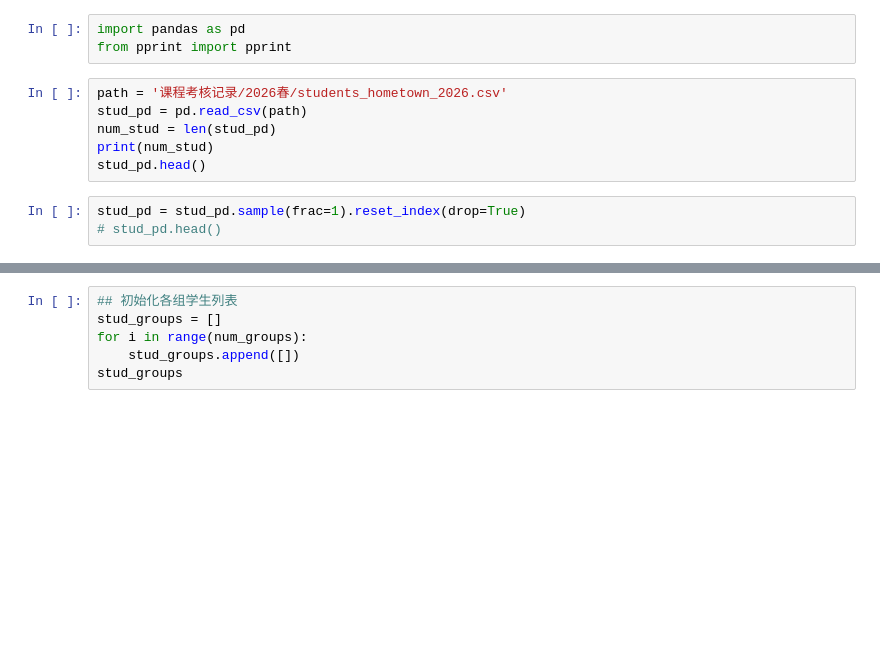
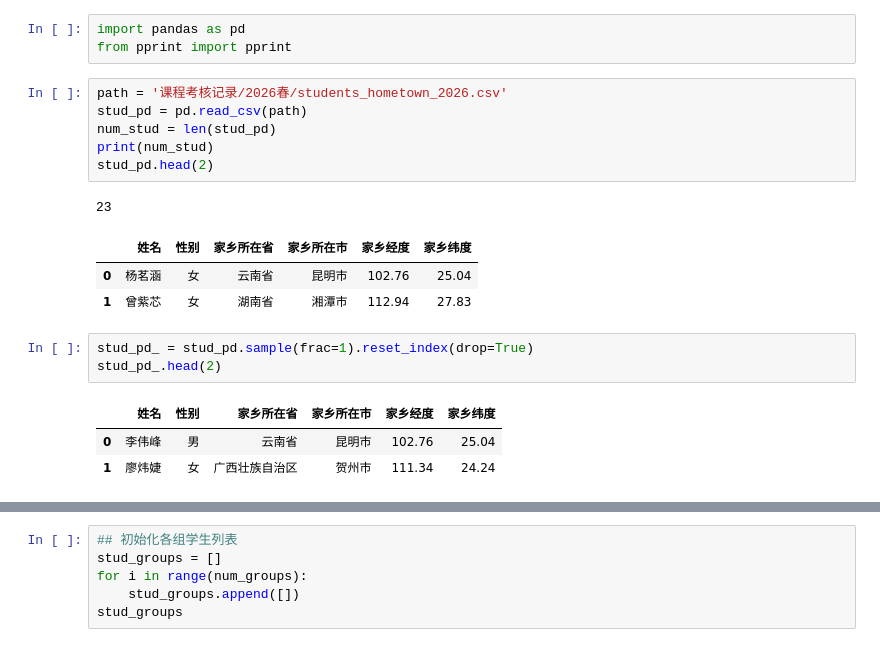
Before and after one commit to xinluo2018/spatial-data-processing, a Jupyter notebook: 第2章-Python程序设计基础/divide_groups.ipynb, the cells around one changed output, grey strips where cells are left out. Saved outputs shown, nothing was run; the diff lists cells and outputs as text; blank space fills up the shorter version.

```diff
--- a/第2章-Python程序设计基础/divide_groups.ipynb
+++ b/第2章-Python程序设计基础/divide_groups.ipynb
@@ -8,9 +8,18 @@ from pprint import pprint
 # %%
 path = '课程考核记录/2026春/students_hometown_2026.csv'
 stud_pd = pd.read_csv(path)
 num_stud = len(stud_pd)
 print(num_stud)
-stud_pd.head()
+stud_pd.head(2)
+# %% [output]
+23
+|  | 姓名 | 性别 | 家乡所在省 | 家乡所在市 | 家乡经度 | 家乡纬度 |
+| 0 | 杨茗涵 | 女 | 云南省 | 昆明市 | 102.76 | 25.04 |
+| 1 | 曾紫芯 | 女 | 湖南省 | 湘潭市 | 112.94 | 27.83 |
 # %%
-stud_pd = stud_pd.sample(frac=1).reset_index(drop=True)
-# stud_pd.head()
+stud_pd_ = stud_pd.sample(frac=1).reset_index(drop=True)
+stud_pd_.head(2)
+# %% [output]
+|  | 姓名 | 性别 | 家乡所在省 | 家乡所在市 | 家乡经度 | 家乡纬度 |
+| 0 | 李伟峰 | 男 | 云南省 | 昆明市 | 102.76 | 25.04 |
+| 1 | 廖炜婕 | 女 | 广西壮族自治区 | 贺州市 | 111.34 | 24.24 |
```
Also changed, not shown: parts of 4 cells of this notebook, 17 other files.
